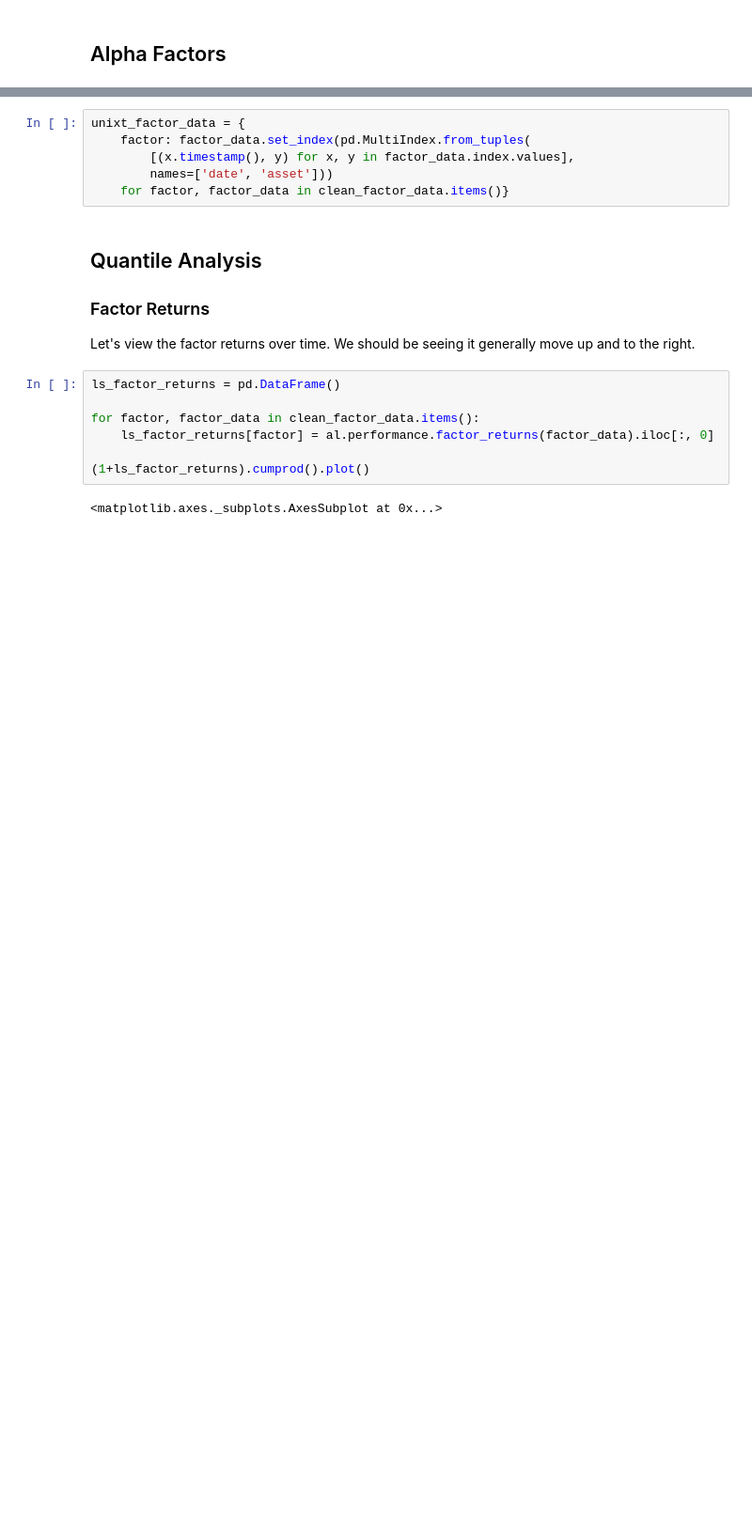
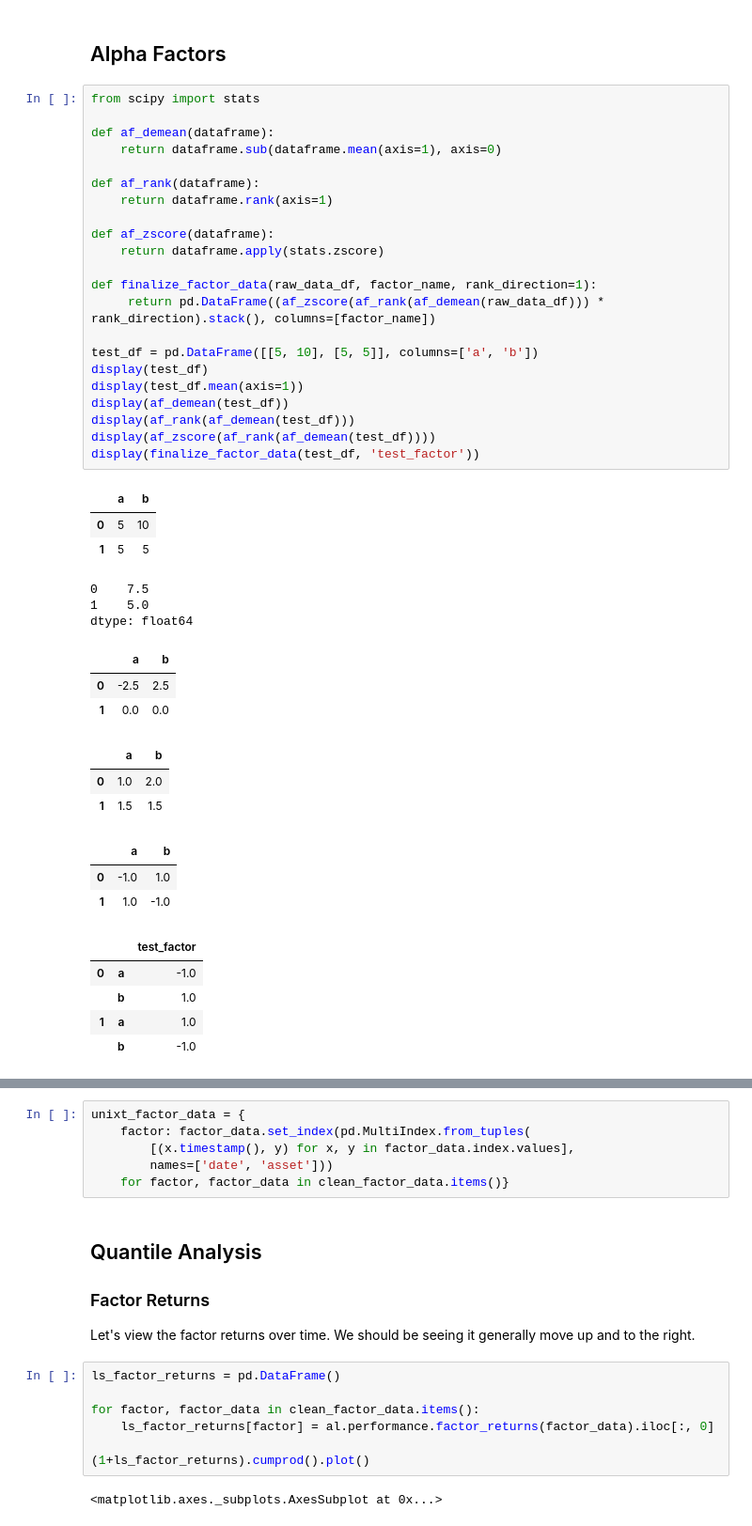
Before and after one commit to nmaiorana/svi-trading-tools, a Jupyter notebook: portfolio_analysis_ira_20210323.ipynb, the cells around one changed output, grey strips where cells are left out. Shown at 94% size. Drawn from its saved outputs; the diff is of its cells as text; blank space fills up the shorter version.

```diff
--- a/portfolio_analysis_ira_20210323.ipynb
+++ b/portfolio_analysis_ira_20210323.ipynb
@@ -316,6 +316,49 @@ factfun.sharpe_ratio(port_returns)
 | WKHS | 0.57 |
 # %% [markdown]
 ## Alpha Factors
+# %%
+from scipy import stats
+
+def af_demean(dataframe):
+    return dataframe.sub(dataframe.mean(axis=1), axis=0)
+
+def af_rank(dataframe):
+    return dataframe.rank(axis=1)
+
+def af_zscore(dataframe):
+    return dataframe.apply(stats.zscore)
+
+def finalize_factor_data(raw_data_df, factor_name, rank_direction=1):
+     return pd.DataFrame((af_zscore(af_rank(af_demean(raw_data_df))) * rank_direction).stack(), columns=[factor_name])
+
+test_df = pd.DataFrame([[5, 10], [5, 5]], columns=['a', 'b'])
+display(test_df)
+display(test_df.mean(axis=1))
+display(af_demean(test_df))
+display(af_rank(af_demean(test_df)))
+display(af_zscore(af_rank(af_demean(test_df))))
+display(finalize_factor_data(test_df, 'test_factor'))
+# %% [output]
+|  | a | b |
+| 0 | 5 | 10 |
+| 1 | 5 | 5 |
+0    7.5
+1    5.0
+dtype: float64
+|  | a | b |
+| 0 | -2.5 | 2.5 |
+| 1 | 0.0 | 0.0 |
+|  | a | b |
+| 0 | 1.0 | 2.0 |
+| 1 | 1.5 | 1.5 |
+|  | a | b |
+| 0 | -1.0 | 1.0 |
+| 1 | 1.0 | -1.0 |
+|  |  | test_factor |
+| 0 | a | -1.0 |
+|  | b | 1.0 |
+| 1 | a | 1.0 |
+|  | b | -1.0 |
 # %%
 from scipy import stats
 window_length = 5
```
Also changed, not shown: parts of 15 cells of this notebook, 1 other file.
